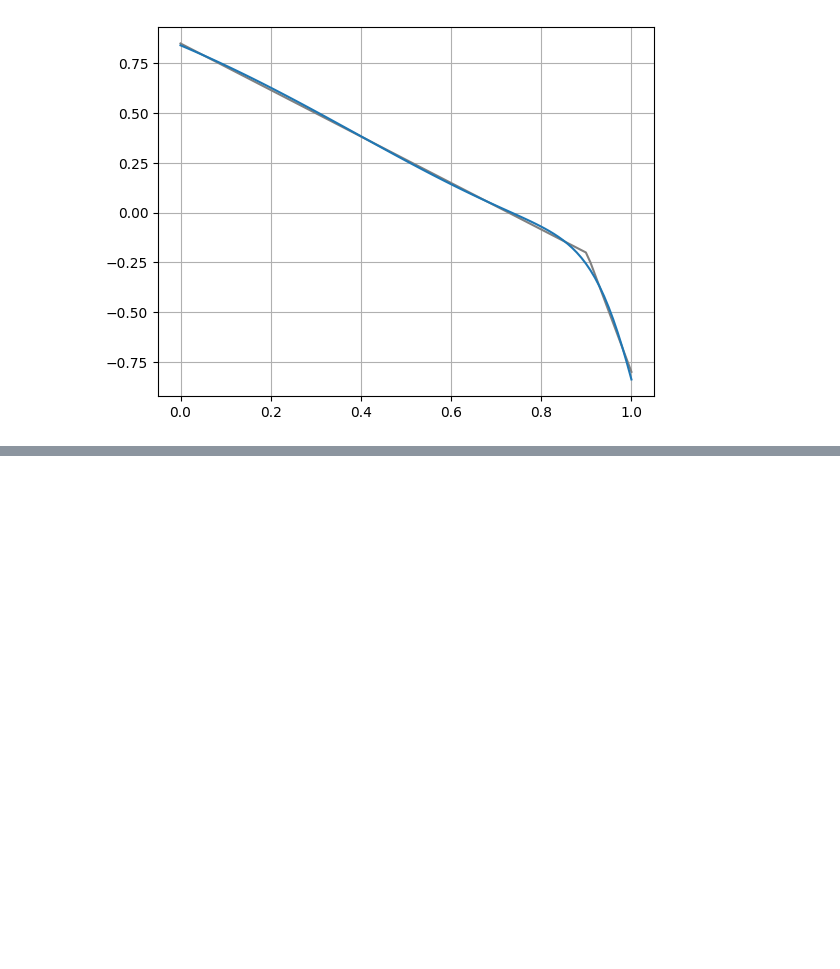
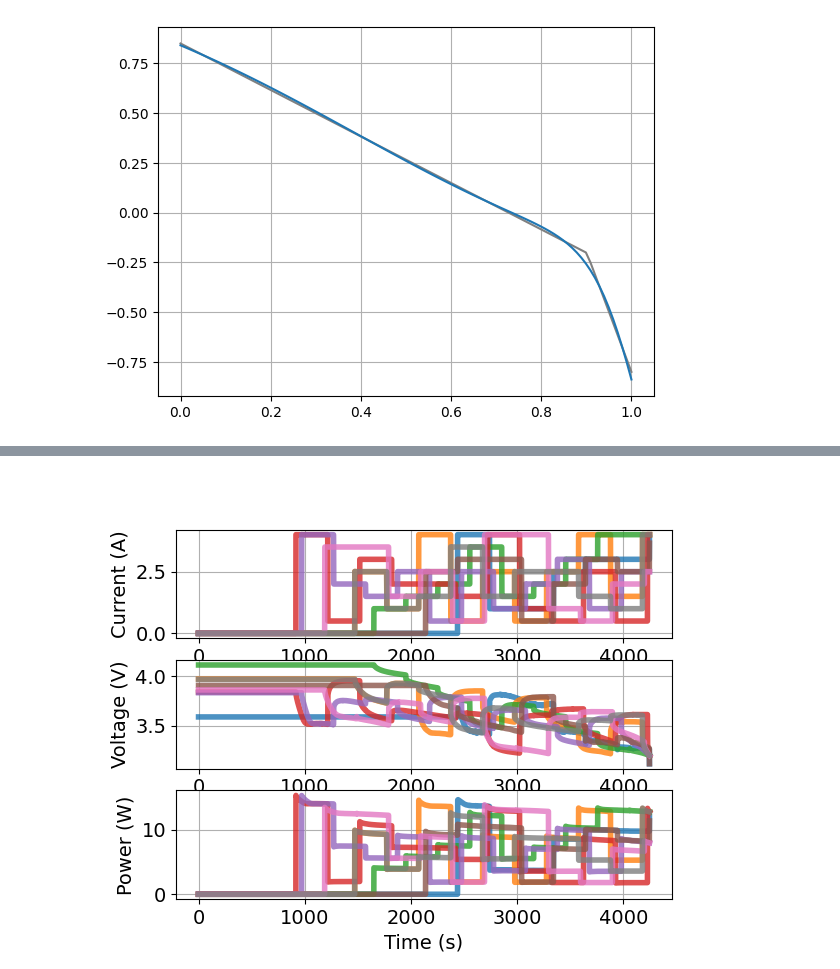
Before and after one commit to apoorvasinha183/Li-Ion-Battery-Analysis, a Jupyter notebook: main.ipynb, the cells around one changed output, grey strips where cells are left out. Drawn from its saved outputs; the diff is of its cells as text; code cells hidden in the pictures; blank space fills up the shorter version.

```diff
--- a/main.ipynb
+++ b/main.ipynb
@@ -200,0 +238,6 @@ Shape of this array is  (6,)
+# %%
+#%matplotlib inline
+#TODO: @Antonio these are the randomized loadings .Current is forced. Voltage is the response.
+Image(filename='TF/figures/rwdata.png')
+# %% [output]
+[figure, added]
```
Also changed, not shown: parts of 9 cells of this notebook, 4 other files.
